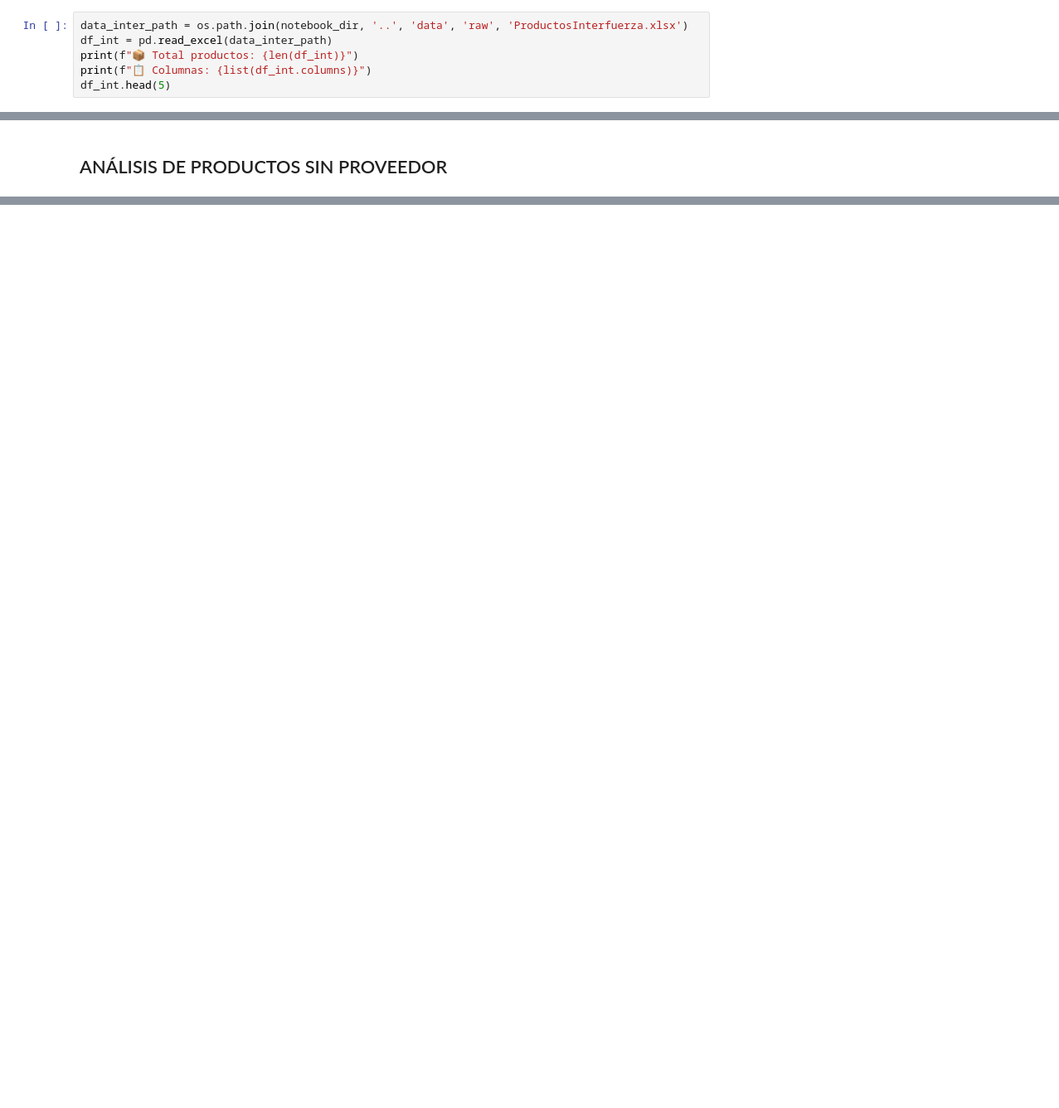
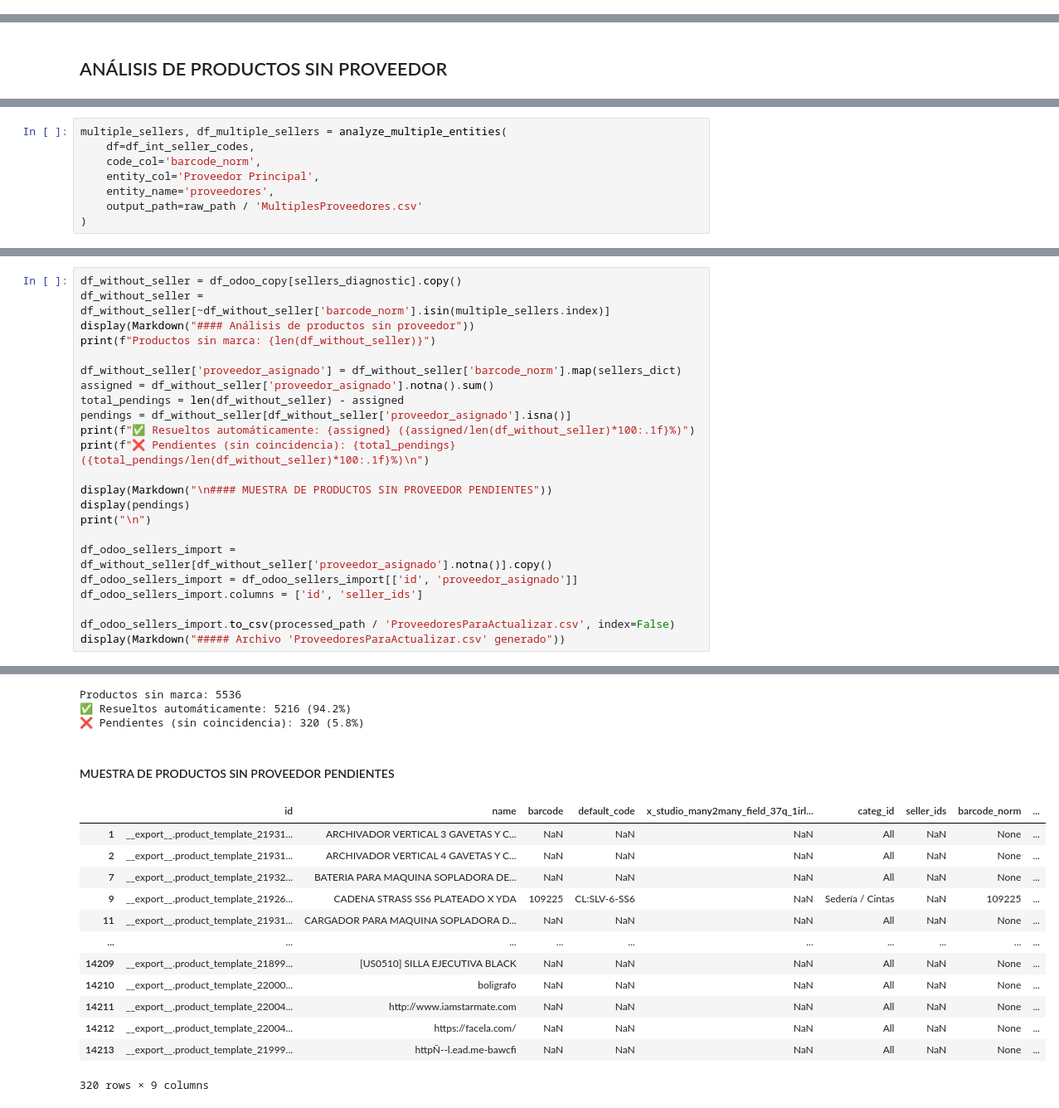
Before and after one commit to JahirCDev/ProjectStandardization, a Jupyter notebook: notebooks/OdooVendors.ipynb, the cells around one changed output, grey strips where cells are left out. Shown at 83% size. Drawn from its saved outputs; the diff is of its cells as text; blank space fills up the shorter version.

Commit message:
feat(sellers): Implement functions to analize diverse use casesfrom missing sellers in products of Odoo

```diff
--- a/notebooks/OdooVendors.ipynb
+++ b/notebooks/OdooVendors.ipynb
@@ -36,6 +50,0 @@ df_odoo.head(5)
-# %%
-data_inter_path = os.path.join(notebook_dir, '..', 'data', 'raw', 'ProductosInterfuerza.xlsx')
-df_int = pd.read_excel(data_inter_path)
-print(f"📦 Total productos: {len(df_int)}")
-print(f"📋 Columnas: {list(df_int.columns)}")
-df_int.head(5)
@@ -98,0 +85,8 @@ Proveedores con un solo producto: 47 (21.17% del total de proveedores)
+# %%
+multiple_sellers, df_multiple_sellers = analyze_multiple_entities(
+    df=df_int_seller_codes,
+    code_col='barcode_norm',
+    entity_col='Proveedor Principal',
+    entity_name='proveedores',
+    output_path=raw_path / 'MultiplesProveedores.csv'
+)
@@ -98,0 +121,24 @@ Proveedores con un solo producto: 47 (21.17% del total de proveedores)
+# %%
+df_without_seller = df_odoo_copy[sellers_diagnostic].copy()
+df_without_seller = df_without_seller[~df_without_seller['barcode_norm'].isin(multiple_sellers.index)]
+display(Markdown("#### Análisis de productos sin proveedor"))
+print(f"Productos sin marca: {len(df_without_seller)}")
+
+df_without_seller['proveedor_asignado'] = df_without_seller['barcode_norm'].map(sellers_dict)
+assigned = df_without_seller['proveedor_asignado'].notna().sum()
+total_pendings = len(df_without_seller) - assigned
+pendings = df_without_seller[df_without_seller['proveedor_asignado'].isna()]
+print(f"✅ Resueltos automáticamente: {assigned} ({assigned/len(df_without_seller)*100:.1f}%)")
+print(f"❌ Pendientes (sin coincidencia): {total_pendings} ({total_pendings/len(df_without_seller)*100:.1f}%)\n")
+
+display(Markdown("\n#### MUESTRA DE PRODUCTOS SIN PROVEEDOR PENDIENTES"))
+display(pendings)
+print("\n")
+
+df_odoo_sellers_import = df_without_seller[df_without_seller['proveedor_asignado'].notna()].copy()
+df_odoo_sellers_import = df_odoo_sellers_import[['id', 'proveedor_asignado']]
+df_odoo_sellers_import.columns = ['id', 'seller_ids']
+
+df_odoo_sellers_import.to_csv(processed_path / 'ProveedoresParaActualizar.csv', index=False)
+display(Markdown("##### Archivo 'ProveedoresParaActualizar.csv' generado"))
+# %% [output]
@@ -98,0 +146,18 @@ Proveedores con un solo producto: 47 (21.17% del total de proveedores)
+Productos sin marca: 5536
+✅ Resueltos automáticamente: 5216 (94.2%)
+❌ Pendientes (sin coincidencia): 320 (5.8%)
+
+#### MUESTRA DE PRODUCTOS SIN PROVEEDOR PENDIENTES
+|  | id | name | barcode | default_code | x_studio_many2many_field_37q_1irl... | categ_id | seller_ids | barcode_norm | ... |
+| 1 | __export__.product_template_21931... | ARCHIVADOR VERTICAL 3 GAVETAS Y C... | NaN | NaN | NaN | All | NaN | None | ... |
+| 2 | __export__.product_template_21931... | ARCHIVADOR VERTICAL 4 GAVETAS Y C... | NaN | NaN | NaN | All | NaN | None | ... |
+| 7 | __export__.product_template_21932... | BATERIA PARA MAQUINA SOPLADORA DE... | NaN | NaN | NaN | All | NaN | None | ... |
+| 9 | __export__.product_template_21926... | CADENA STRASS SS6 PLATEADO X YDA | 109225 | CL:SLV-6-SS6 | NaN | Sedería / Cintas | NaN | 109225 | ... |
+| 11 | __export__.product_template_21931... | CARGADOR PARA MAQUINA SOPLADORA D... | NaN | NaN | NaN | All | NaN | None | ... |
+| ... | ... | ... | ... | ... | ... | ... | ... | ... | ... |
+| 14209 | __export__.product_template_21899... | [US0510] SILLA EJECUTIVA BLACK | NaN | NaN | NaN | All | NaN | None | ... |
+| 14210 | __export__.product_template_22000... | boligrafo | NaN | NaN | NaN | All | NaN | None | ... |
+| 14211 | __export__.product_template_22004... | http://www.iamstarmate.com | NaN | NaN | NaN | All | NaN | None | ... |
+| 14212 | __export__.product_template_22004... | https://facela.com/ | NaN | NaN | NaN | All | NaN | None | ... |
+| 14213 | __export__.product_template_21999... | httpÑ--l.ead.me-bawcfi | NaN | NaN | NaN | All | NaN | None | ... |
+320 rows × 9 columns
```
Also changed, not shown: parts of 11 cells of this notebook.
